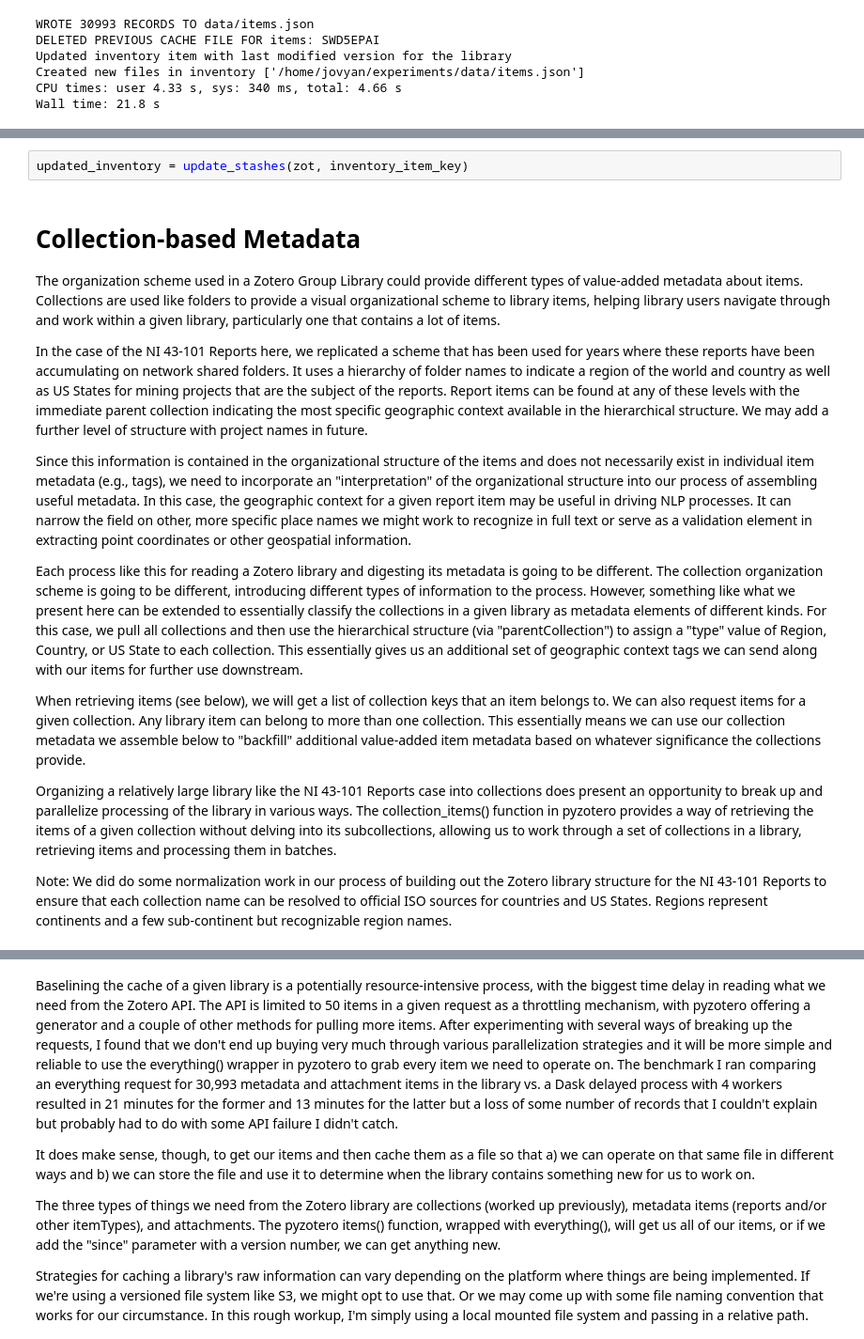
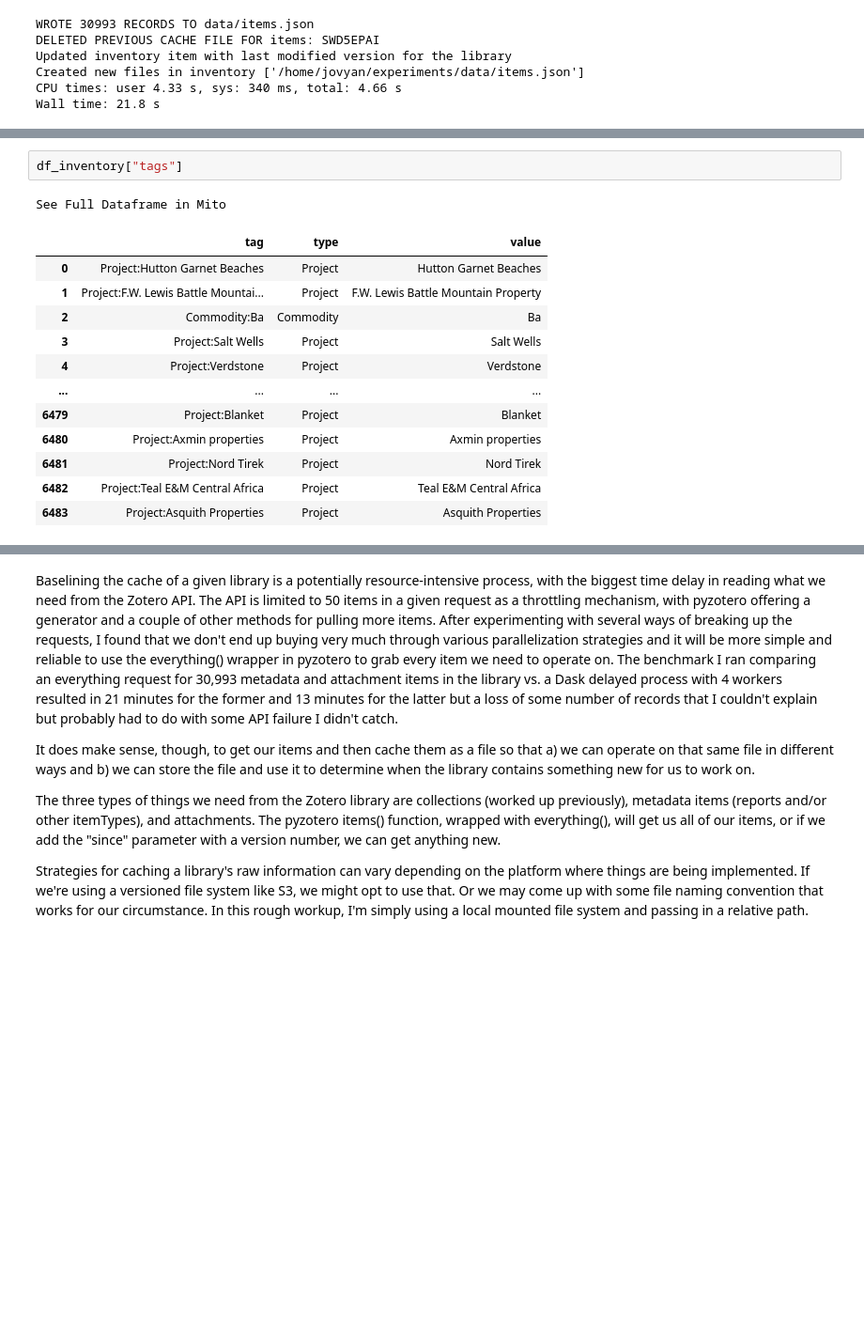
Before and after one commit to skybristol/experiments, a Jupyter notebook: Zotero Library Harvest.ipynb, the cells around one changed output, grey strips where cells are left out. Shown at 94% size. Cells and saved outputs as stored; diff of their text form; blank space fills up the shorter version.

```diff
--- a/Zotero Library Harvest.ipynb
+++ b/Zotero Library Harvest.ipynb
@@ -281,17 +290,16 @@ df_inventory = load_df_inventory(raw_inventory)
-# %%
-updated_inventory = update_stashes(zot, inventory_item_key)
-# %% [markdown]
-# Collection-based Metadata
-The organization scheme used in a Zotero Group Library could provide different types of value-added metadata about items. Collections are used like folders to provide a visual organizational scheme to library items, helping library users navigate through and work within a given library, particularly one that contains a lot of items.
-
-In the case of the NI 43-101 Reports here, we replicated a scheme that has been used for years where these reports have been accumulating on network shared folders. It uses a hierarchy of folder names to indicate a region of the world and country as well as US States for mining projects that are the subject of the reports. Report items can be found at any of these levels with the immediate parent collection indicating the most specific geographic context available in the hierarchical structure. We may add a further level of structure with project names in future.
-
-Since this information is contained in the organizational structure of the items and does not necessarily exist in individual item metadata (e.g., tags), we need to incorporate an "interpretation" of the organizational structure into our process of assembling useful metadata. In this case, the geographic context for a given report item may be useful in driving NLP processes. It can narrow the field on other, more specific place names we might work to recognize in full text or serve as a validation element in extracting point coordinates or other geospatial information.
-
-Each process like this for reading a Zotero library and digesting its metadata is going to be different. The collection organization scheme is going to be different, introducing different types of information to the process. However, something like what we present here can be extended to essentially classify the collections in a given library as metadata elements of different kinds. For this case, we pull all collections and then use the hierarchical structure (via "parentCollection") to assign a "type" value of Region, Country, or US State to each collection. This essentially gives us an additional set of geographic context tags we can send along with our items for further use downstream.
-
-When retrieving items (see below), we will get a list of collection keys that an item belongs to. We can also request items for a given collection. Any library item can belong to more than one collection. This essentially means we can use our collection metadata we assemble below to "backfill" additional value-added item metadata based on whatever significance the collections provide.
-
-Organizing a relatively large library like the NI 43-101 Reports case into collections does present an opportunity to break up and parallelize processing of the library in various ways. The collection_items() function in pyzotero provides a way of retrieving the items of a given collection without delving into its subcollections, allowing us to work through a set of collections in a library, retrieving items and processing them in batches.
-
-Note: We did do some normalization work in our process of building out the Zotero library structure for the NI 43-101 Reports to ensure that each collection name can be resolved to official ISO sources for countries and US States. Regions represent continents and a few sub-continent but recognizable region names.
+# %%
+df_inventory["tags"]
+# %% [output]
+See Full Dataframe in Mito
+|  | tag | type | value |
+| 0 | Project:Hutton Garnet Beaches | Project | Hutton Garnet Beaches |
+| 1 | Project:F.W. Lewis Battle Mountai... | Project | F.W. Lewis Battle Mountain Property |
+| 2 | Commodity:Ba | Commodity | Ba |
+| 3 | Project:Salt Wells | Project | Salt Wells |
+| 4 | Project:Verdstone | Project | Verdstone |
+| ... | ... | ... | ... |
+| 6479 | Project:Blanket | Project | Blanket |
+| 6480 | Project:Axmin properties | Project | Axmin properties |
+| 6481 | Project:Nord Tirek | Project | Nord Tirek |
+| 6482 | Project:Teal E&M Central Africa | Project | Teal E&M Central Africa |
+| 6483 | Project:Asquith Properties | Project | Asquith Properties |
```
Also changed, not shown: parts of 26 cells of this notebook.
